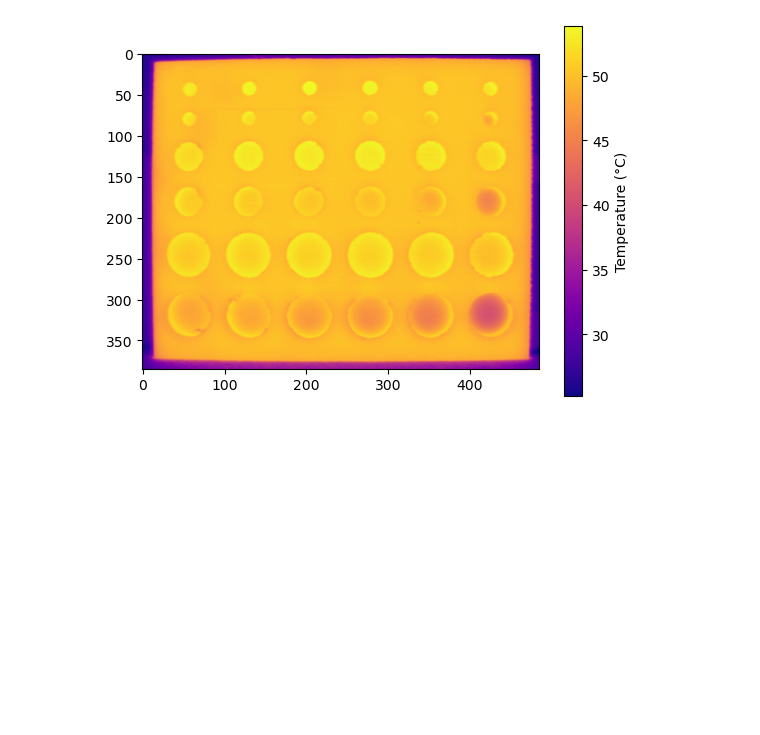
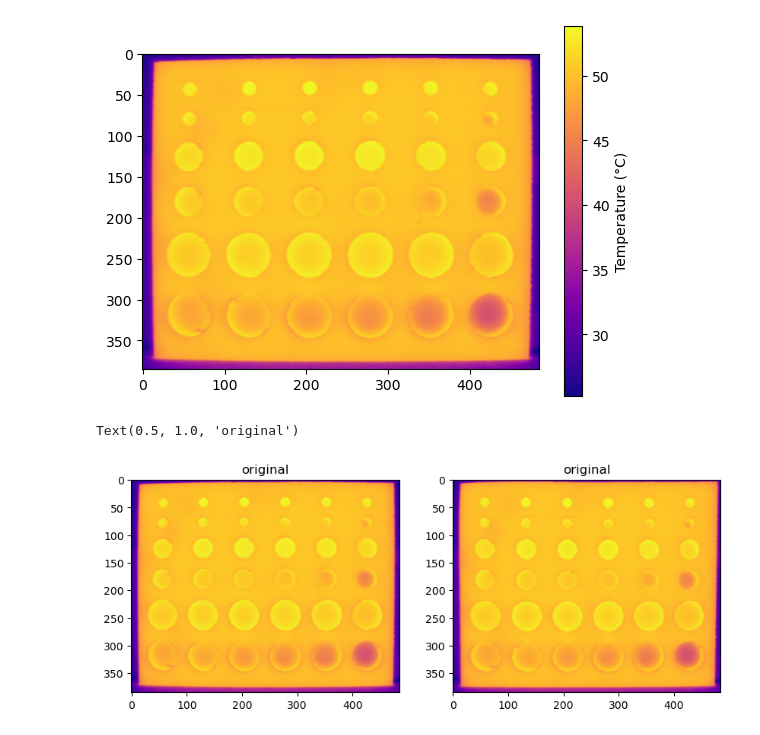
Before and after one commit to choROPeNt/ThermoSim, a Jupyter notebook: notebooks/data_io.ipynb, the cells around one changed output. Saved outputs shown, nothing was run; the diff lists cells and outputs as text; code cells hidden in the pictures; blank space fills up the shorter version.

```diff
--- a/notebooks/data_io.ipynb
+++ b/notebooks/data_io.ipynb
@@ -19,6 +19,43 @@ plt.colorbar(label="Temperature (°C)")
 # %% [output]
 <matplotlib.colorbar.Colorbar at 0x...>
 [figure]
+# %%
+import cv2
+def undistort_image(img, K, dist, alpha=0.0):
+    """
+    alpha=0.0 -> crop to valid pixels (no black border)
+    alpha=1.0 -> keep all pixels (more black border)
+    """
+    h, w = img.shape[:2]
+    newK, roi = cv2.getOptimalNewCameraMatrix(K, dist, (w, h), alpha, (w, h))
+    und = cv2.undistort(img, K, dist, None, newK)
+    return und, newK, roi
+# %%
+K = np.array([
+    [1.35362148e+03, 0.00000000e+00, 3.39004384e+02],
+    [0.00000000e+00, 1.35100165e+03, 3.27834879e+02],
+    [0.00000000e+00, 0.00000000e+00, 1.00000000e+00]
+], dtype=np.float64)
+
+dist = np.array([
+    -2.69837225e-01,
+    -5.75291287e+00,
+    -1.74221496e-02,
+    -1.47559733e-02,
+    4.11124356e+01
+], dtype=np.float64)
+
+img_, _, _  = undistort_image(arr,K,dist)
+
+fig, ax = plt.subplots(1,2,figsize = (10,5))
+
+ax[0].imshow(arr,cmap = "plasma")
+ax[0].set_title("original")
+ax[1].imshow(img_,cmap="plasma")
+ax[1].set_title("original")
+# %% [output]
+Text(0.5, 1.0, 'original')
+[figure, added]
 # %%
 import plotly.express as px
 fig = px.imshow(arr, color_continuous_scale="plasma",title="Temperature")
```
Also changed, not shown: 1 other file.
